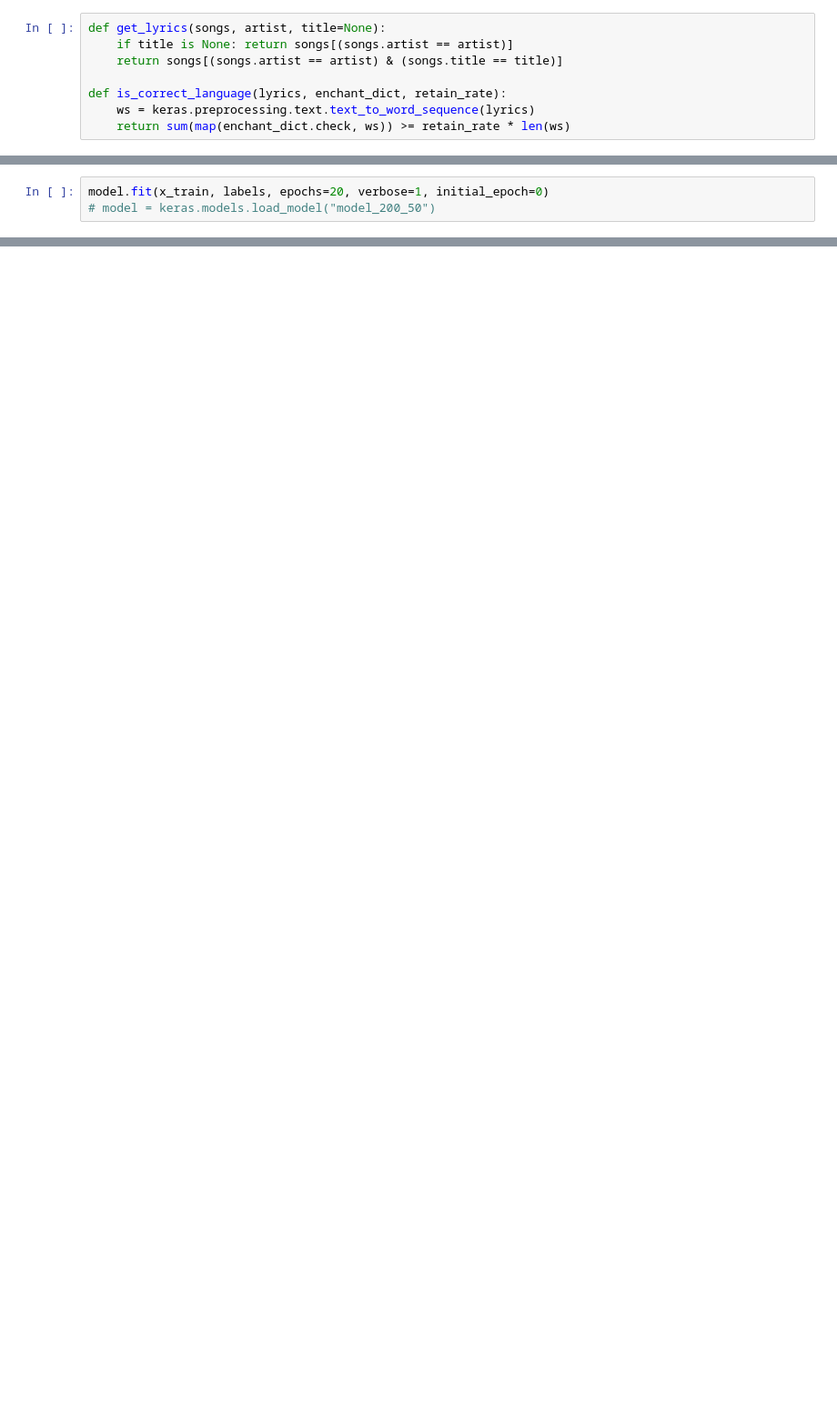
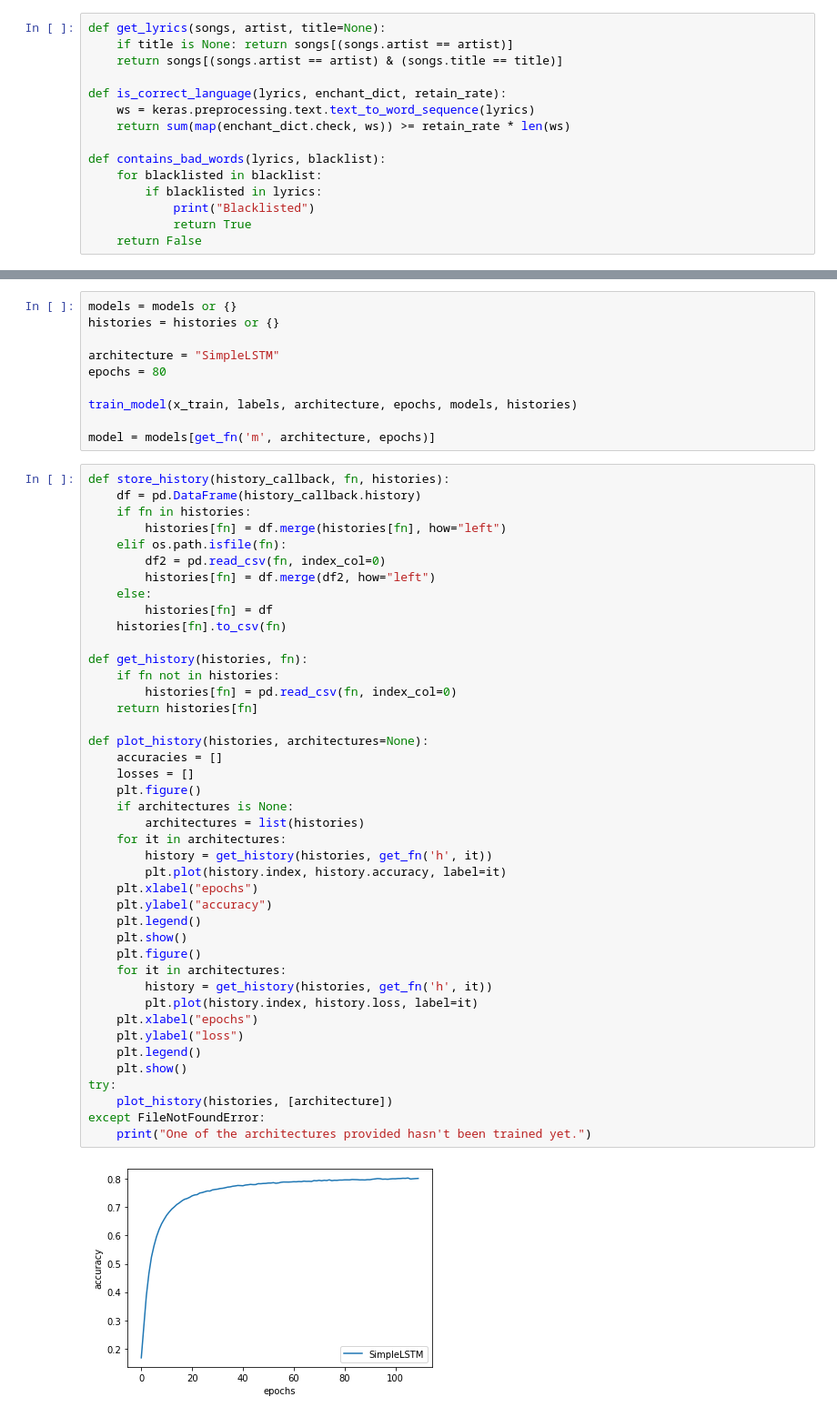
Before and after one commit to grubelic/rnn-lyrics-generator, a Jupyter notebook: lyrics_generator_novo.ipynb, the cells around one changed output, grey strips where cells are left out. Shown: that part at 91% size. Cells and saved outputs as stored; diff of their text form; blank space fills up the shorter version.

```diff
--- a/lyrics_generator_novo.ipynb
+++ b/lyrics_generator_novo.ipynb
@@ -31,3 +71,10 @@ def get_lyrics(songs, artist, title=None):
 def is_correct_language(lyrics, enchant_dict, retain_rate):
     ws = keras.preprocessing.text.text_to_word_sequence(lyrics)
     return sum(map(enchant_dict.check, ws)) >= retain_rate * len(ws)
+
+def contains_bad_words(lyrics, blacklist):
+    for blacklisted in blacklist:
+        if blacklisted in lyrics:
+            print("Blacklisted")
+            return True
+    return False
@@ -192,3 +206,0 @@ _________________________________________________________________
-# %%
-model.fit(x_train, labels, epochs=20, verbose=1, initial_epoch=0)
-# model = keras.models.load_model("model_200_50")
@@ -213,0 +228,54 @@ Epoch 20/20
+# %%
+models = models or {}
+histories = histories or {}
+
+architecture = "SimpleLSTM"
+epochs = 80
+
+train_model(x_train, labels, architecture, epochs, models, histories)
+
+model = models[get_fn('m', architecture, epochs)]
+# %%
+def store_history(history_callback, fn, histories):
+    df = pd.DataFrame(history_callback.history)
+    if fn in histories:
+        histories[fn] = df.merge(histories[fn], how="left")
+    elif os.path.isfile(fn):
+        df2 = pd.read_csv(fn, index_col=0)
+        histories[fn] = df.merge(df2, how="left")
+    else:
+        histories[fn] = df
+    histories[fn].to_csv(fn)
+
+def get_history(histories, fn):
+    if fn not in histories:
+        histories[fn] = pd.read_csv(fn, index_col=0)
+    return histories[fn]
+
+def plot_history(histories, architectures=None):
+    accuracies = []
+    losses = []
+    plt.figure()
+    if architectures is None:
+        architectures = list(histories)
+    for it in architectures:
+        history = get_history(histories, get_fn('h', it))
+        plt.plot(history.index, history.accuracy, label=it)
+    plt.xlabel("epochs")
+    plt.ylabel("accuracy")
+    plt.legend()
+    plt.show()
+    plt.figure()
+    for it in architectures:
+        history = get_history(histories, get_fn('h', it))
+        plt.plot(history.index, history.loss, label=it)
+    plt.xlabel("epochs")
+    plt.ylabel("loss")
+    plt.legend()
+    plt.show()
+try:
+    plot_history(histories, [architecture])
+except FileNotFoundError:
+    print("One of the architectures provided hasn't been trained yet.")
+# %% [output]
+[figure, added]
```
Also changed, not shown: parts of 15 cells of this notebook.
